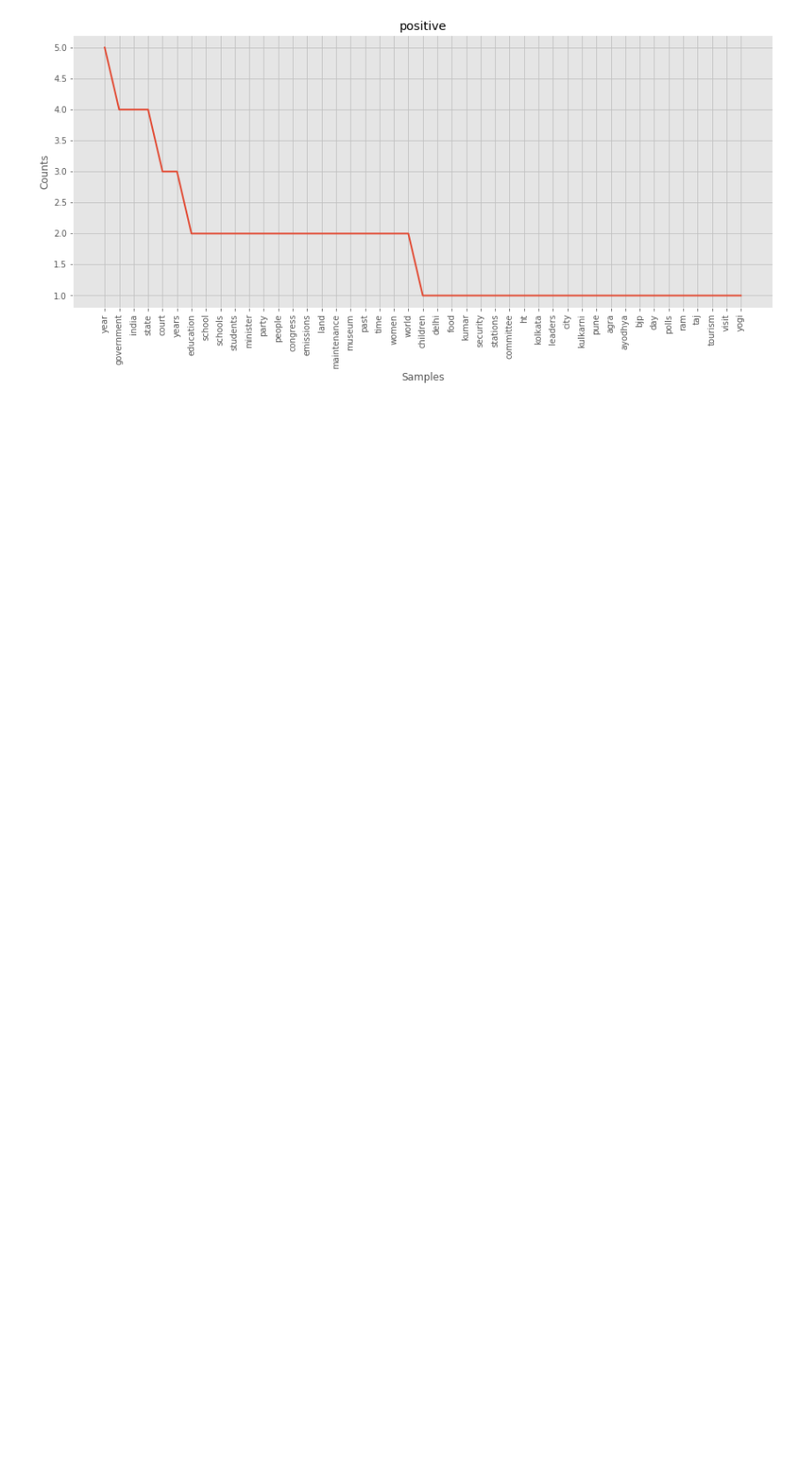
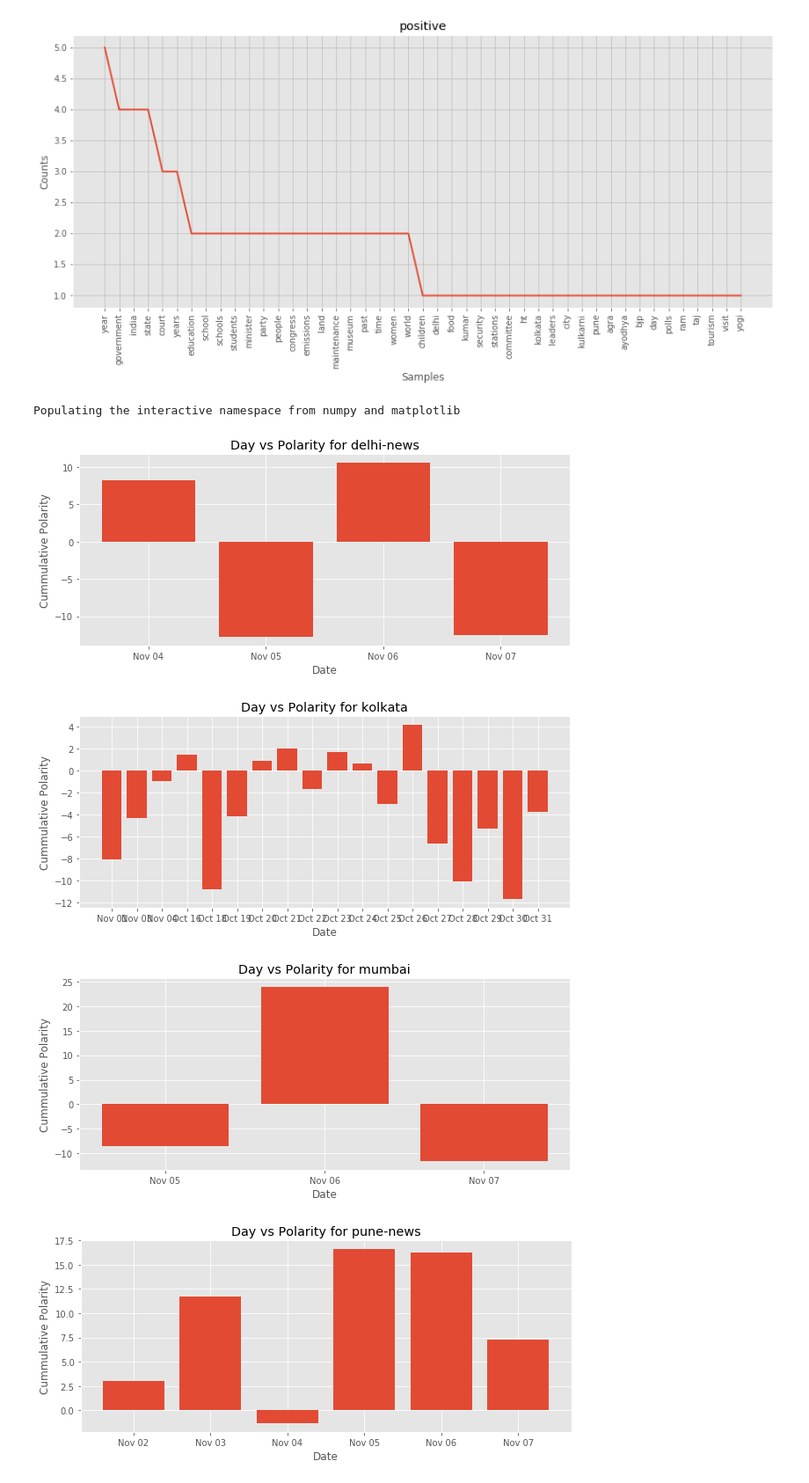
Before and after one commit to aradhyamathur/news_city_sentiment, a Jupyter notebook: news_analysis.ipynb, the cells around one changed output. Shown at 88% size. Saved outputs shown, nothing was run; the diff lists cells and outputs as text; code cells hidden in the pictures; blank space fills up the shorter version.

```diff
--- a/news_analysis.ipynb
+++ b/news_analysis.ipynb
@@ -443,9 +430,7 @@ from nltk.sentiment import SentimentIntensityAnalyzer
 analyser = SentimentIntensityAnalyzer()
 # %%
 def text_analyser(text:str)->float:
-    """
-        Return cummulative polarity for text
-    """
+    """ Return cummulative polarity for text """
     sentences = sent_tokenize(text)
     cummulative_polarity = 0.0
     for sent in sentences:
@@ -459,18 +444,14 @@ text_analyser('It was pathetic. I did not like it')
 import numpy as np
 # %%
 def polarity_variation(city:str):
-    """
-        Get polarity for all articles pertaining to a particular city
-    """
+    """ Get polarity for all articles pertaining to a particular city    """
     articles = get_articles(city)
     polarities = []
     for article in articles:
         polarities.append(text_analyser(article))
     return polarities
 def polarity_analyser(polarities:list):
-    """
-        Get polarity matrix for polarity vector of all articles
-    """
+    """ Get polarity matrix for polarity vector of all articles    """
     pol_array = np.array(polarities)
     pos_polarity = [polarity for polarity in polarities if polarity>=0]
     neg_polarity = [polarity for polarity in polarities if polarity<0]
@@ -479,9 +460,7 @@ def polarity_analyser(polarities:list):
     return pos_polarity, neg_polarity, min(polarities), max_neg_polarity,max(polarities), max_pos_polarity
 
 def plot_variation(city,polarities):
-    """
-        Plot polarities of articles
-    """
+    """   Plot polarities of articles  """
     link_df = get_link_df(city)
     x_ticks = link_df.timestamp.values
     plt.title('Polarity Variation %s '% city)
@@ -619,3 +598,50 @@ pos_fdist = FreqDist(pos_filtered)
 pos_fdist.plot(title='positive')
 # %% [output]
 [figure]
+# %%
+%pylab inline
+pylab.rcParams['figure.figsize'] = (10, 4)
+# %% [output]
+Populating the interactive namespace from numpy and matplotlib
+# %%
+"""
+    Different cities are at a different focal point
+    thus the number of news generated within the given timespan
+    varies from city to city
+"""
+df_list = []
+for city in CITIES:
+    articles = pd.DataFrame(get_articles(city), columns=['article'])
+    links_df = get_link_df(city)
+    df = pd.concat([links_df,articles], axis=1)
+    compound_polarity = []
+    for i in range(len(df)):
+        polarity = text_analyser(df.iloc[i]['article'])
+        compound_polarity.append(polarity)
+
+    df = pd.concat([df,pd.DataFrame(compound_polarity, columns=['polarity'])], axis=1)
+
+    filtered_dt = []
+    for value in df['timestamp'].values:
+        filtered_dt.append(value.split(',')[0])
+    df = pd.concat([df, pd.DataFrame(filtered_dt, columns=['dt'])], axis=1)
+    val = df.groupby(['dt']).sum()
+    df_list.append(df)
+
+    val = val.drop(['index'], axis=1)
+#     print(val)
+#     print(val.columns)
+    x_ticks = val.index.values
+#     print(x_ticks)
+    x = [i for  i in range(len(val))]
+    plt.bar(x, val['polarity'])
+    plt.xticks(x, x_ticks)
+    plt.title('Day vs Polarity for %s' % city)
+    plt.xlabel('Date')
+    plt.ylabel('Cummulative Polarity')
+    plt.show()
+# %% [output]
+[figure, added]
+[figure, added]
+[figure, added]
+[figure, added]
```
Also changed, not shown: parts of 7 cells of this notebook.
